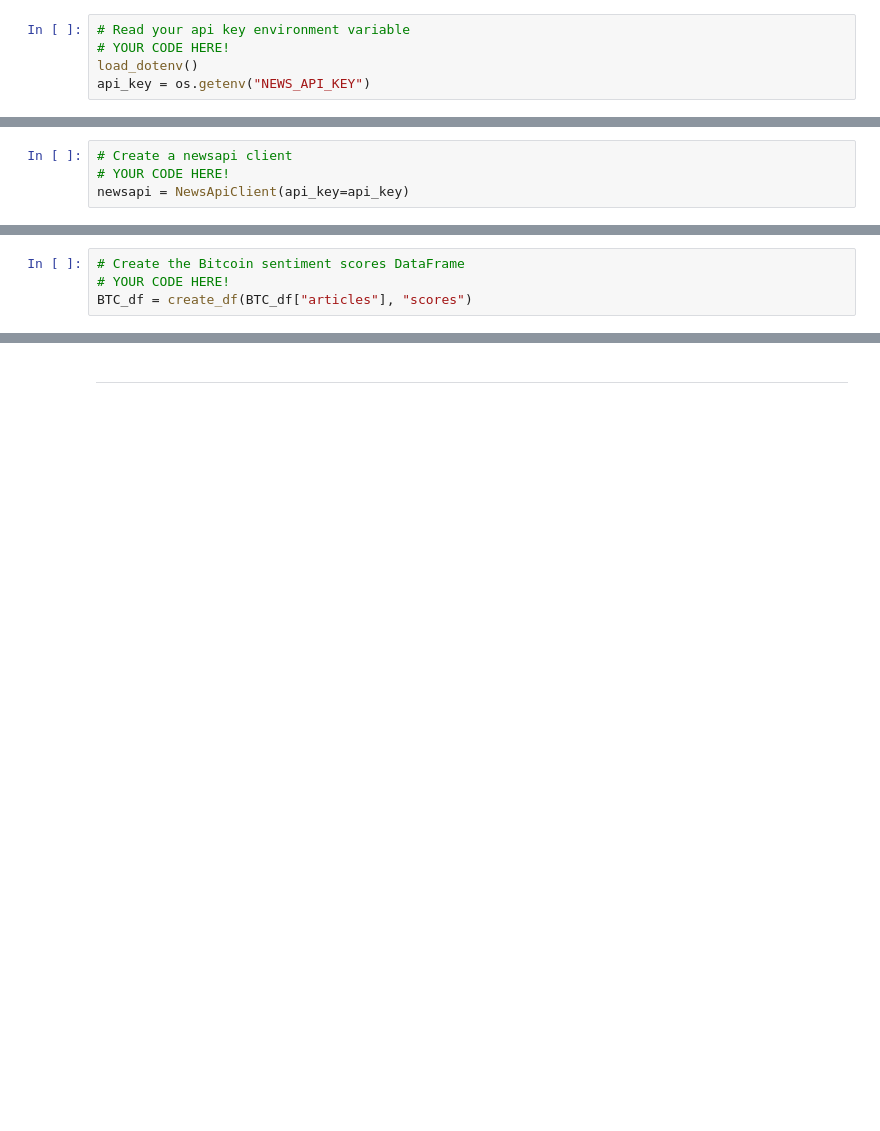
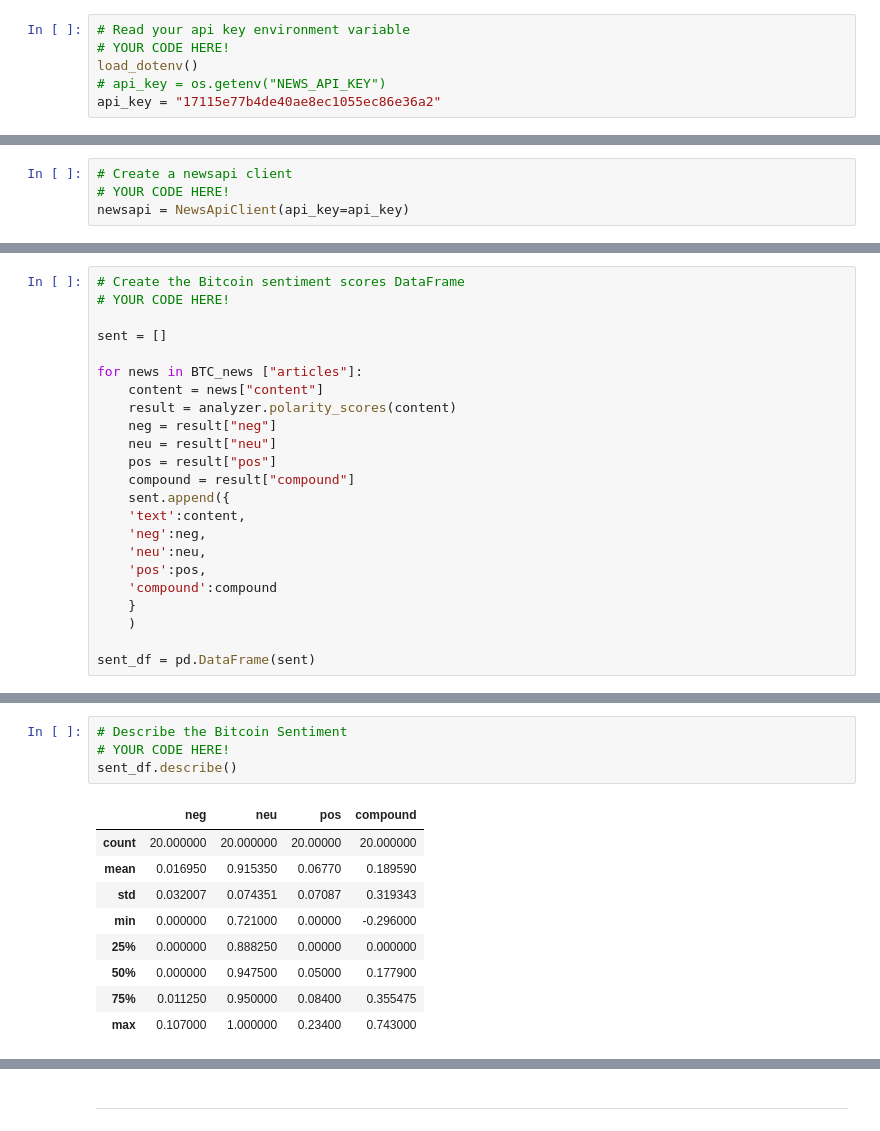
Before and after one commit to jaymemichelle/NLP_homework, a Jupyter notebook: crypto_sentiment.ipynb, the cells around one changed output, grey strips where cells are left out. Saved outputs shown, nothing was run; the diff lists cells and outputs as text; blank space fills up the shorter version.

```diff
--- a/crypto_sentiment.ipynb
+++ b/crypto_sentiment.ipynb
@@ -29,4 +30,5 @@ analyzer = SentimentIntensityAnalyzer()
 # Read your api key environment variable
 # YOUR CODE HERE!
 load_dotenv()
-api_key = os.getenv("NEWS_API_KEY")
+# api_key = os.getenv("NEWS_API_KEY")
+api_key = "17115e77b4de40ae8ec1055ec86e36a2"
@@ -58,0 +85,23 @@ ETH_news["articles"][0]
+# %%
+# Create the Bitcoin sentiment scores DataFrame
+# YOUR CODE HERE!
+
+sent = []
+
+for news in BTC_news ["articles"]:
+    content = news["content"]
+    result = analyzer.polarity_scores(content)
+    neg = result["neg"]
+    neu = result["neu"]
+    pos = result["pos"]
+    compound = result["compound"]
+    sent.append({
+    'text':content,
+    'neg':neg,
+    'neu':neu,
+    'pos':pos,
+    'compound':compound
+    }
+    )
+
+sent_df = pd.DataFrame(sent)
@@ -59,5 +130,15 @@ ETH_news["articles"][0]
 # %%
-# Create the Bitcoin sentiment scores DataFrame
+# Describe the Bitcoin Sentiment
 # YOUR CODE HERE!
-BTC_df = create_df(BTC_df["articles"], "scores")
+sent_df.describe()
+# %% [output]
+|  | neg | neu | pos | compound |
+| count | 20.000000 | 20.000000 | 20.00000 | 20.000000 |
+| mean | 0.016950 | 0.915350 | 0.06770 | 0.189590 |
+| std | 0.032007 | 0.074351 | 0.07087 | 0.319343 |
+| min | 0.000000 | 0.721000 | 0.00000 | -0.296000 |
+| 25% | 0.000000 | 0.888250 | 0.00000 | 0.000000 |
+| 50% | 0.000000 | 0.947500 | 0.05000 | 0.177900 |
+| 75% | 0.011250 | 0.950000 | 0.08400 | 0.355475 |
+| max | 0.107000 | 1.000000 | 0.23400 | 0.743000 |
 # %%
```
Also changed, not shown: parts of 30 cells of this notebook, 6 other files.
